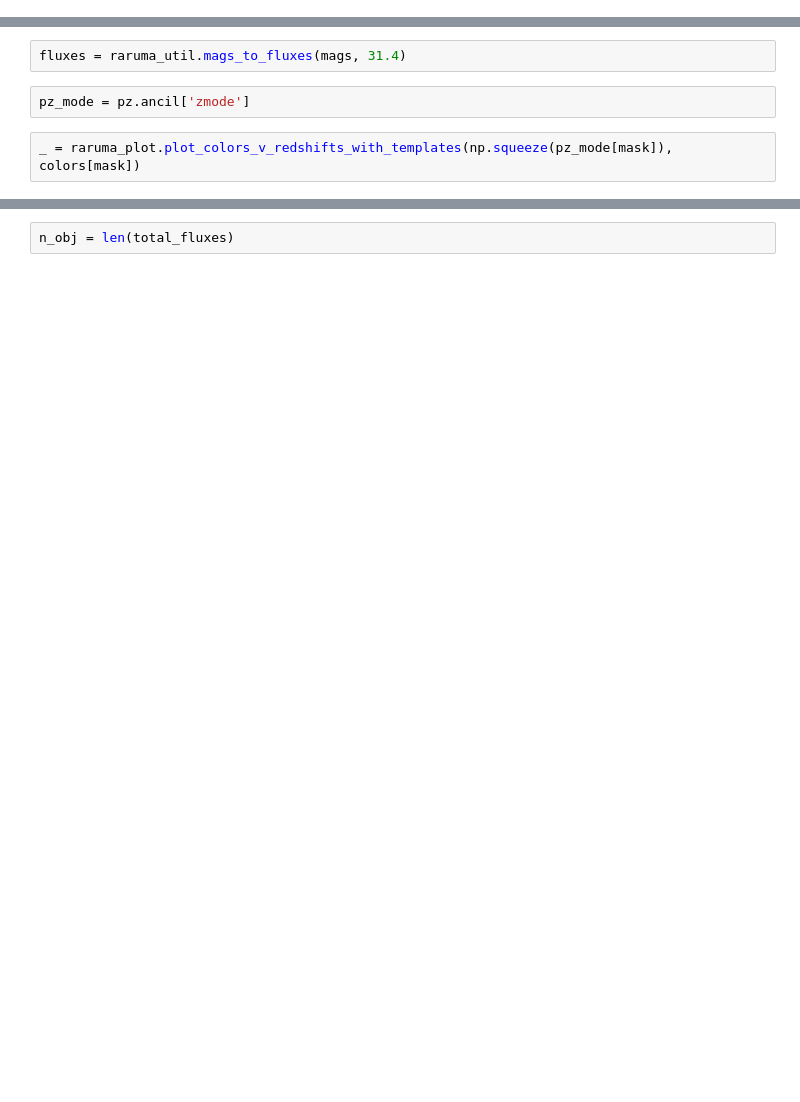
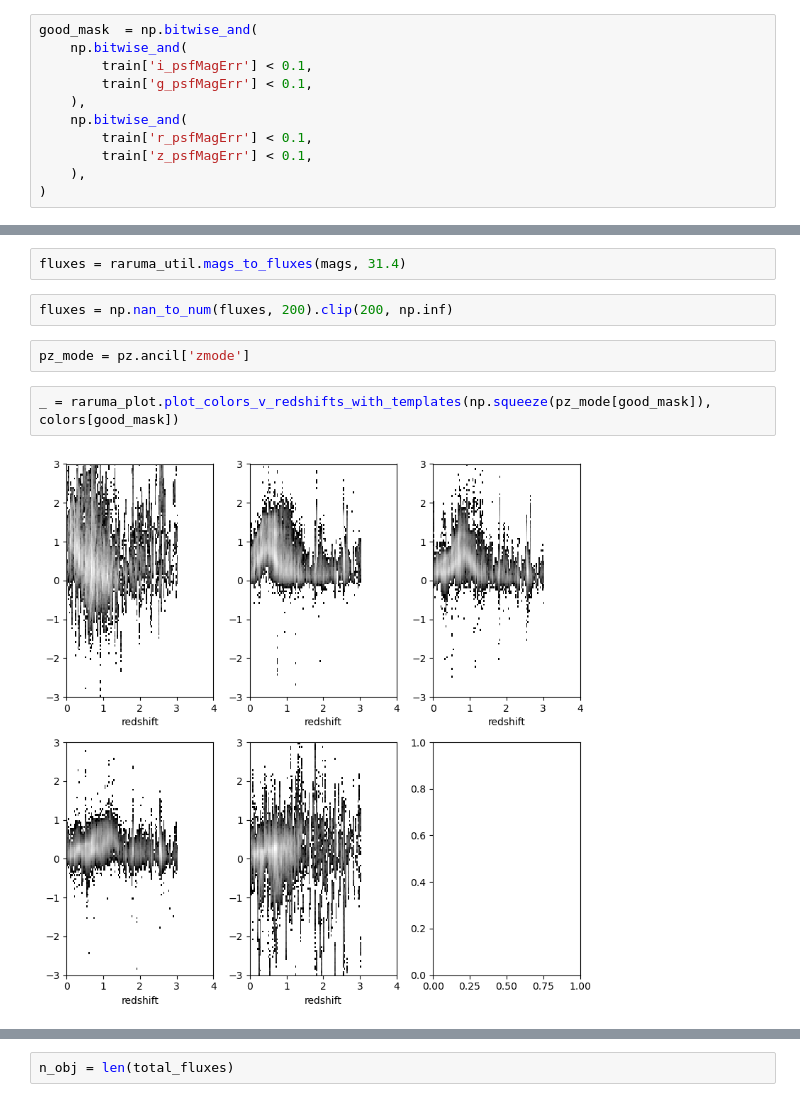
Before and after one commit to eacharles/rail_raruma, a Jupyter notebook: nb/Syst/Admixture.ipynb, the cells around one changed output, grey strips where cells are left out. Saved outputs shown, nothing was run; the diff lists cells and outputs as text; blank space fills up the shorter version.

```diff
--- a/nb/Syst/Admixture.ipynb
+++ b/nb/Syst/Admixture.ipynb
@@ -23,3 +24,14 @@ band_names = raruma_util.make_band_names('{band}_gaap1p0Mag', 'ugrizy')
 mags = raruma_util.extract_data_to_2d_array(train,band_names)
 mask = np.sum(np.isfinite(mags), axis=1) == 6
 colors = raruma_util.adjacent_band_colors(mags)
+# %%
+good_mask  = np.bitwise_and(
+    np.bitwise_and(
+        train['i_psfMagErr'] < 0.1,
+        train['g_psfMagErr'] < 0.1,
+    ),
+    np.bitwise_and(
+        train['r_psfMagErr'] < 0.1,
+        train['z_psfMagErr'] < 0.1,
+    ),
+)
@@ -26,8 +58,12 @@ colors = raruma_util.adjacent_band_colors(mags)
 # %%
 fluxes = raruma_util.mags_to_fluxes(mags, 31.4)
+# %%
+fluxes = np.nan_to_num(fluxes, 200).clip(200, np.inf)
 # %%
 pz_mode = pz.ancil['zmode']
 # %%
-_ = raruma_plot.plot_colors_v_redshifts_with_templates(np.squeeze(pz_mode[mask]), colors[mask])
+_ = raruma_plot.plot_colors_v_redshifts_with_templates(np.squeeze(pz_mode[good_mask]), colors[good_mask])
+# %% [output]
+[figure, added]
 # %%
 _ = plt.hist(pz_mode[mask], bins=np.linspace(0., 3., 301))
```
Also changed, not shown: parts of 24 cells of this notebook, 3 other files.
